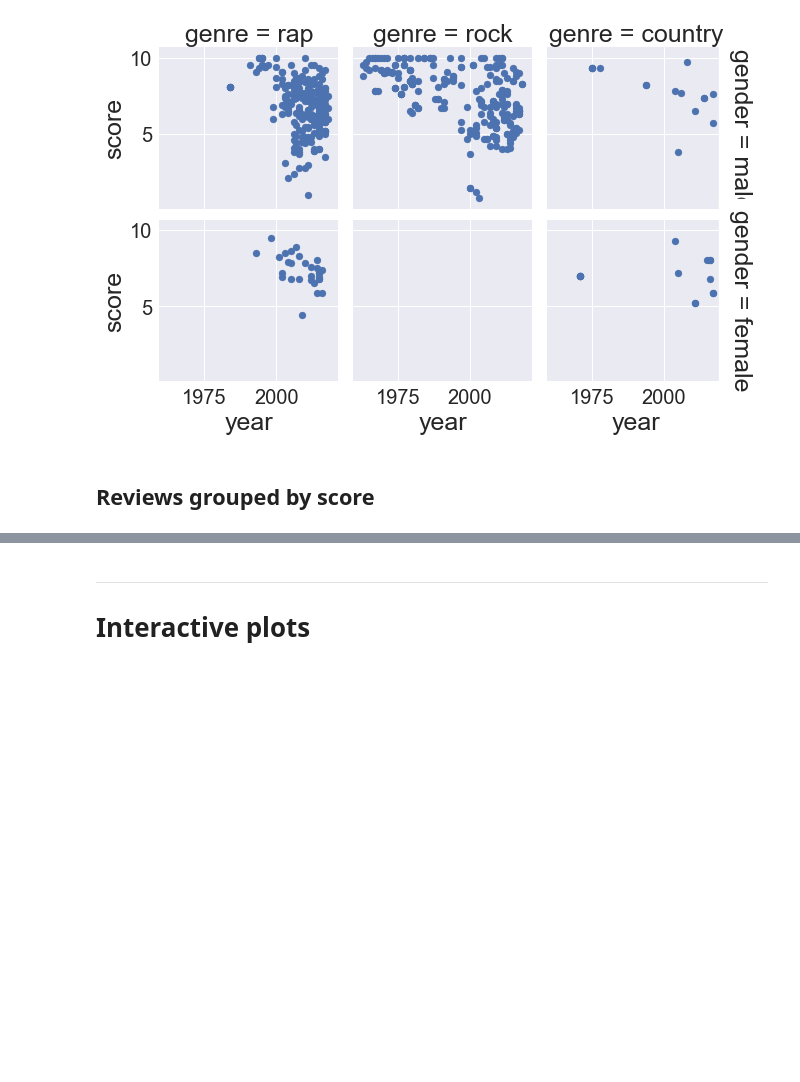
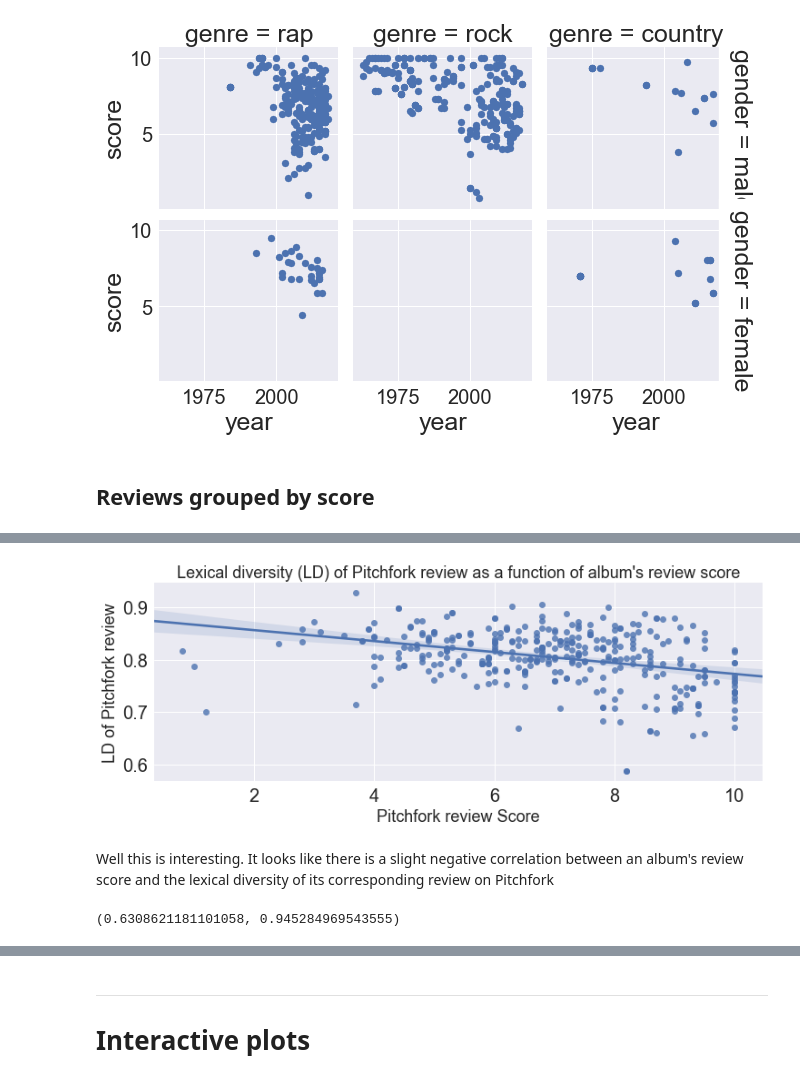
Before and after one commit to johnwmillr/pitchfork_reviews_and_lyrics, a Jupyter notebook: analysis.ipynb, the cells around one changed output, grey strips where cells are left out. Cells and saved outputs as stored; diff of their text form; code cells hidden in the pictures; blank space fills up the shorter version.

```diff
--- a/analysis.ipynb
+++ b/analysis.ipynb
@@ -140,0 +196,16 @@ s.dropna(inplace=True)
+# %%
+fig, ax = plt.subplots(figsize=(12,4))
+sns.regplot('score', 'lexdiv_r', data=combo, ax=ax)
+
+ax.set_title("Lexical diversity (LD) of Pitchfork review as a function of album's review score", fontsize=FS+2)
+ax.set_xlabel("Pitchfork review Score", fontsize=FS+2)
+ax.set_ylabel("LD of Pitchfork review", fontsize=FS+2)
+plt.show()
+# %% [output]
+[figure, added]
+# %% [markdown]
+Well this is interesting. It looks like there is a slight negative correlation between an album's review score and the lexical diversity of its corresponding review on Pitchfork
+# %%
+ax.get_ylim()
+# %% [output]
+(0.6308621181101058, 0.945284969543555)
```
Also changed, not shown: parts of 32 cells of this notebook.
